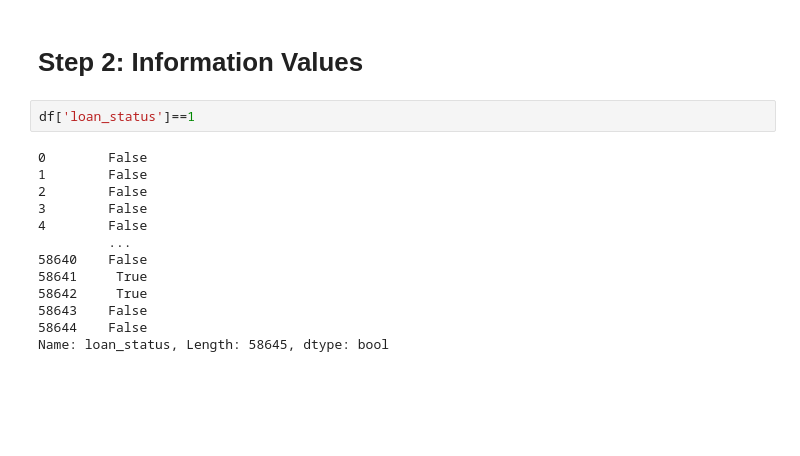
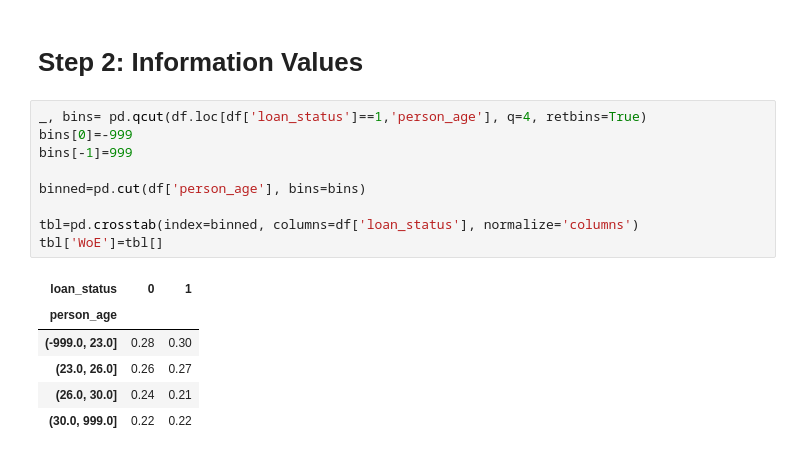
Before and after one commit to MarkThackham/portfolio, a Jupyter notebook: 04 Loan Approval Prediction.ipynb/01 Loan Approval Prediction.ipynb, the cells around one changed output. Saved outputs shown, nothing was run; the diff lists cells and outputs as text; blank space fills up the shorter version.

```diff
--- a/04 Loan Approval Prediction.ipynb/01 Loan Approval Prediction.ipynb
+++ b/04 Loan Approval Prediction.ipynb/01 Loan Approval Prediction.ipynb
@@ -226,18 +231,19 @@ plt.show()
 [figure]
 # %% [markdown]
 # Step 2: Information Values
-# %%
-df['loan_status']==1
-# %% [output]
-0        False
-1        False
-2        False
-3        False
-4        False
-         ...
-58640    False
-58641     True
-58642     True
-58643    False
-58644    False
-Name: loan_status, Length: 58645, dtype: bool
+# %%
+_, bins= pd.qcut(df.loc[df['loan_status']==1,'person_age'], q=4, retbins=True)
+bins[0]=-999
+bins[-1]=999
+
+binned=pd.cut(df['person_age'], bins=bins)
+
+tbl=pd.crosstab(index=binned, columns=df['loan_status'], normalize='columns')
+tbl['WoE']=tbl[]
+# %% [output]
+| loan_status | 0 | 1 |
+| person_age |  |  |
+| (-999.0, 23.0] | 0.28 | 0.30 |
+| (23.0, 26.0] | 0.26 | 0.27 |
+| (26.0, 30.0] | 0.24 | 0.21 |
+| (30.0, 999.0] | 0.22 | 0.22 |
```
Also changed, not shown: parts of 1 cell of this notebook.
